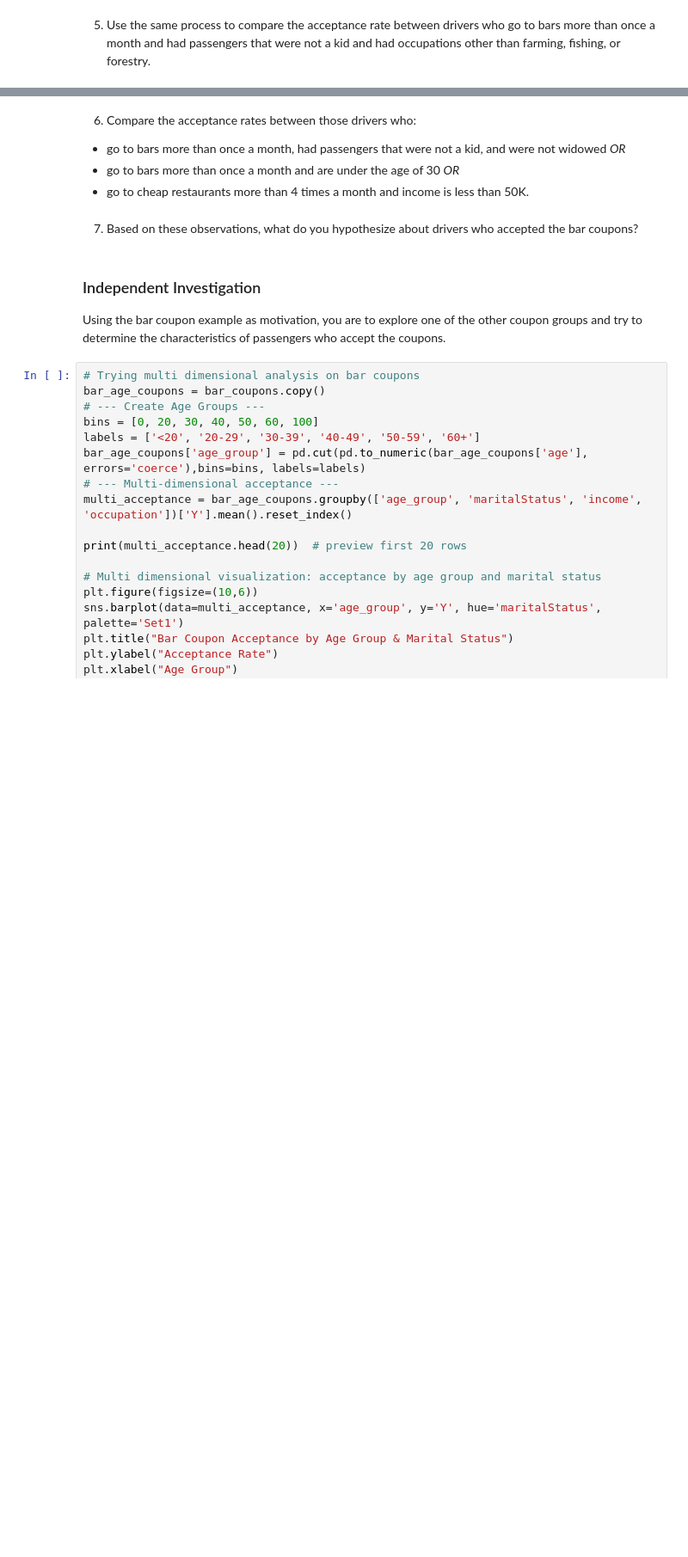
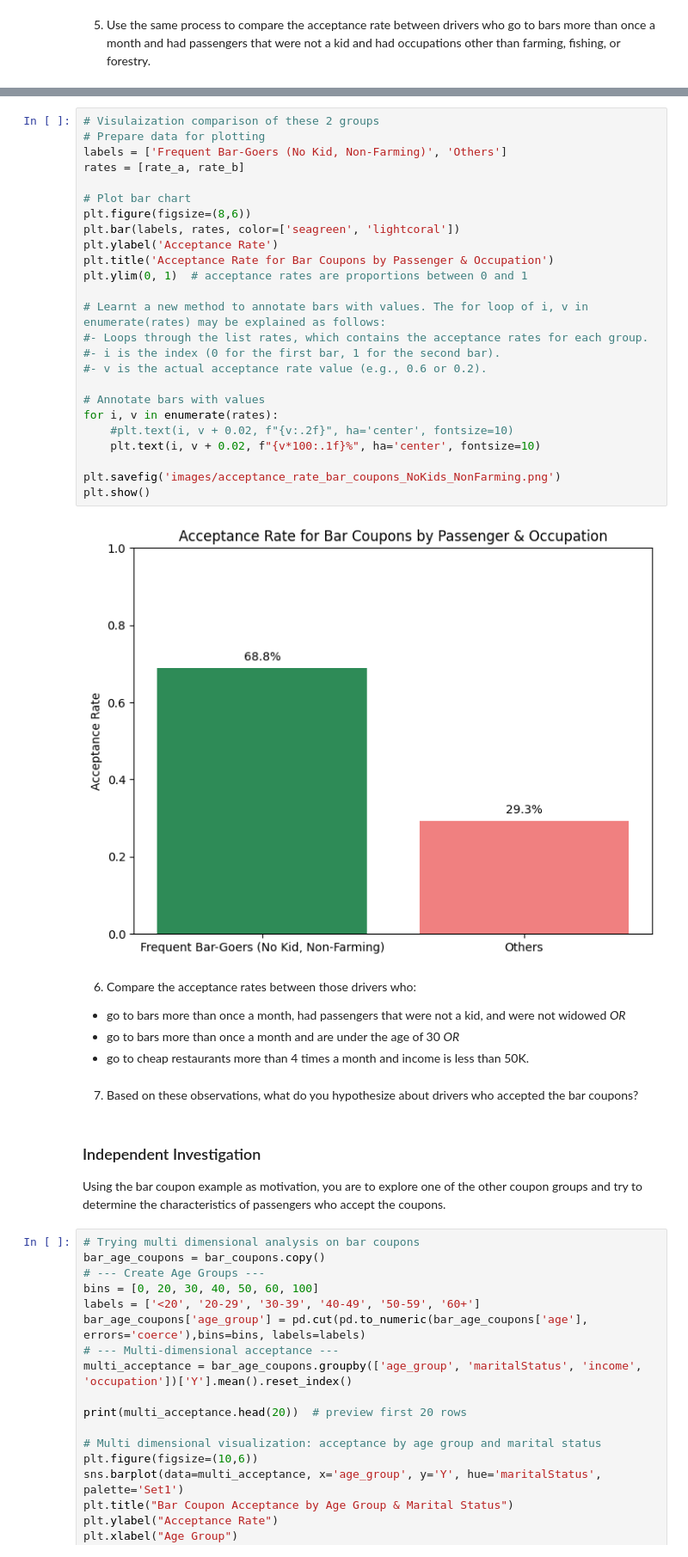
Before and after one commit to RohitKBhatnagar/CouponAcceptance, a Jupyter notebook: CouponAcceptance.ipynb, the cells around one changed output, grey strips where cells are left out. Shown at 86% size. Saved outputs shown, nothing was run; the diff lists cells and outputs as text; blank space fills up the shorter version.

```diff
--- a/CouponAcceptance.ipynb
+++ b/CouponAcceptance.ipynb
@@ -845,3 +892,30 @@ See the caveats in the documentation: https://pandas.pydata.org/pandas-docs/stab
+# %%
+# Visulaization comparison of these 2 groups
+# Prepare data for plotting
+labels = ['Frequent Bar-Goers (No Kid, Non-Farming)', 'Others']
+rates = [rate_a, rate_b]
+
+# Plot bar chart
+plt.figure(figsize=(8,6))
+plt.bar(labels, rates, color=['seagreen', 'lightcoral'])
+plt.ylabel('Acceptance Rate')
+plt.title('Acceptance Rate for Bar Coupons by Passenger & Occupation')
+plt.ylim(0, 1)  # acceptance rates are proportions between 0 and 1
+
+# Learnt a new method to annotate bars with values. The for loop of i, v in enumerate(rates) may be explained as follows:
+#- Loops through the list rates, which contains the acceptance rates for each group.
+#- i is the index (0 for the first bar, 1 for the second bar).
+#- v is the actual acceptance rate value (e.g., 0.6 or 0.2).
+
+# Annotate bars with values
+for i, v in enumerate(rates):
+    #plt.text(i, v + 0.02, f"{v:.2f}", ha='center', fontsize=10)
+    plt.text(i, v + 0.02, f"{v*100:.1f}%", ha='center', fontsize=10)
+
+plt.savefig('images/acceptance_rate_bar_coupons_NoKids_NonFarming.png')
+plt.show()
+# %% [output]
+[figure, added]
 # %% [markdown]
 6. Compare the acceptance rates between those drivers who:
 
```
Also changed, not shown: parts of 2 cells of this notebook, 2 other files.
